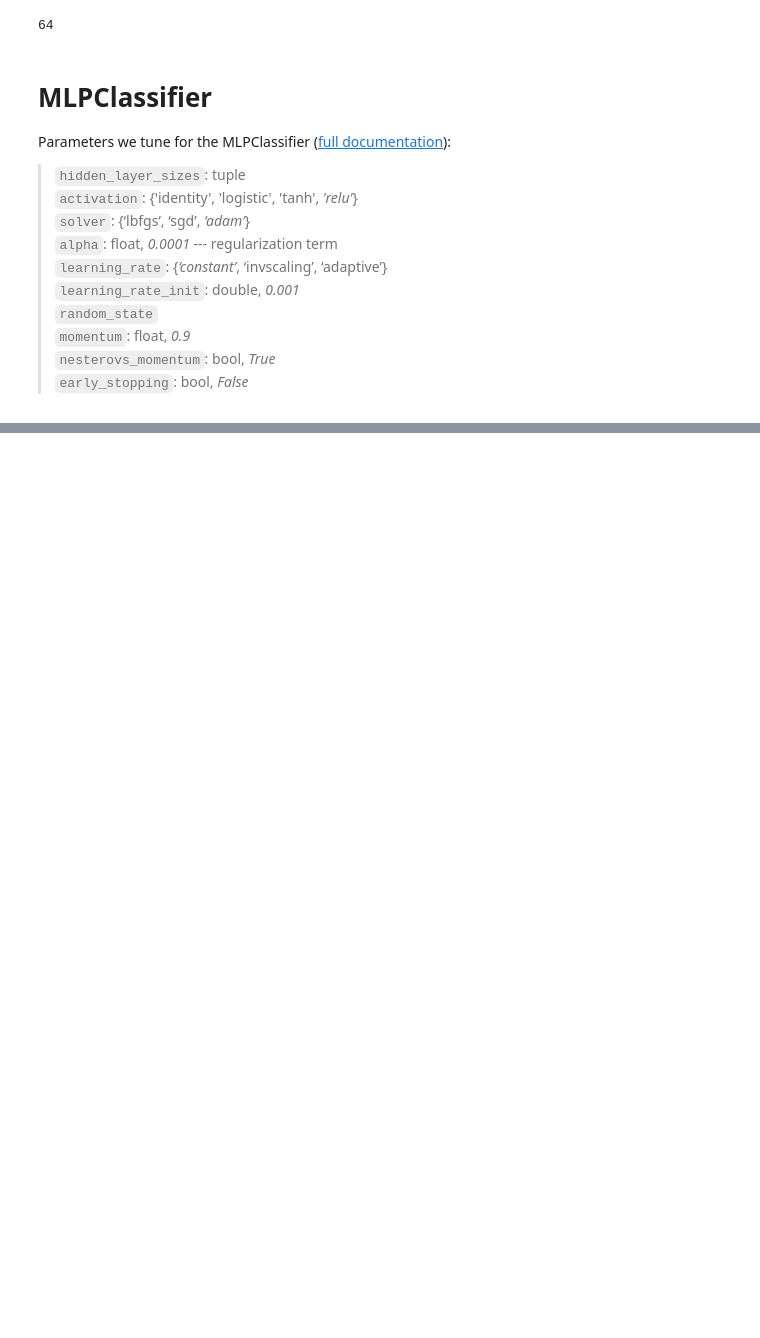
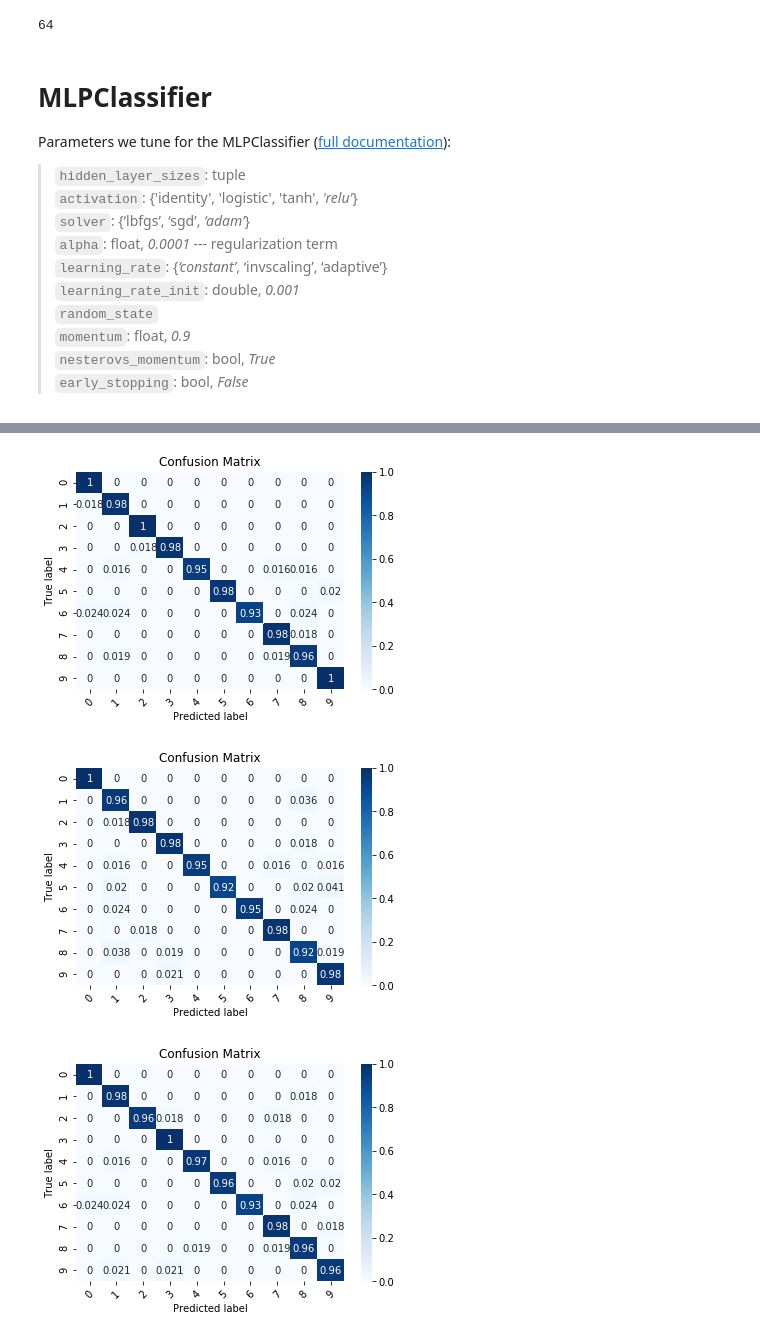
Before and after one commit to tonianelope/Hyper-Parameter-Tuning, a Jupyter notebook: HPT_core/hpt-MLPClassifier.ipynb, the cells around one changed output, grey strips where cells are left out. Saved outputs shown, nothing was run; the diff lists cells and outputs as text; code cells hidden in the pictures; blank space fills up the shorter version.

```diff
--- a/HPT_core/hpt-MLPClassifier.ipynb
+++ b/HPT_core/hpt-MLPClassifier.ipynb
@@ -155,0 +157,7 @@ pd.DataFrame(df[BEST_PARAMS].tolist())
+# %%
+for r in res:
+    plot_confusion_matrix(r[CONF_MATRIX], dsBunch.target_names)
+# %% [output]
+[figure, added]
+[figure, added]
+[figure, added]
```
Also changed, not shown: parts of 11 cells of this notebook, 2 other files.
